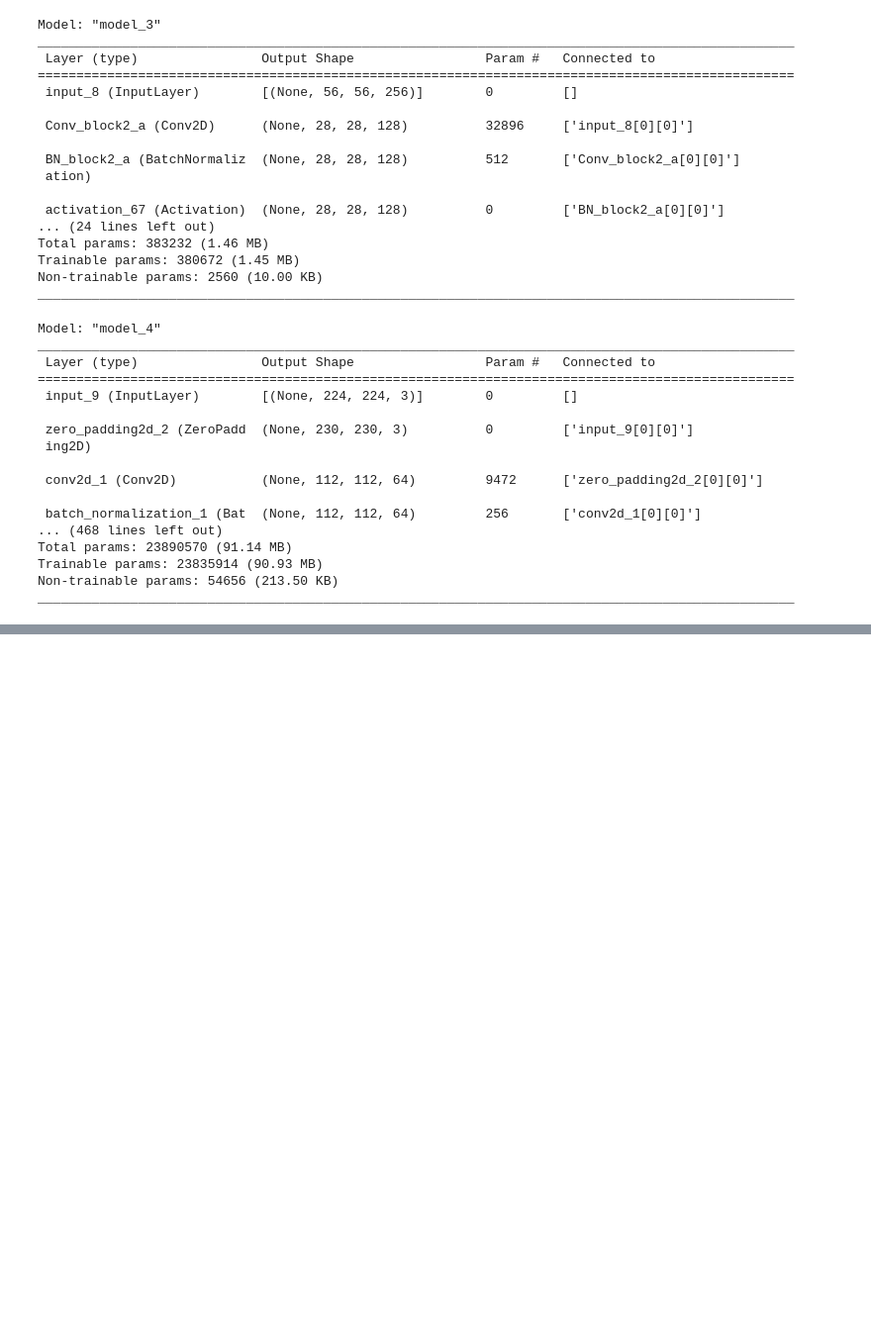
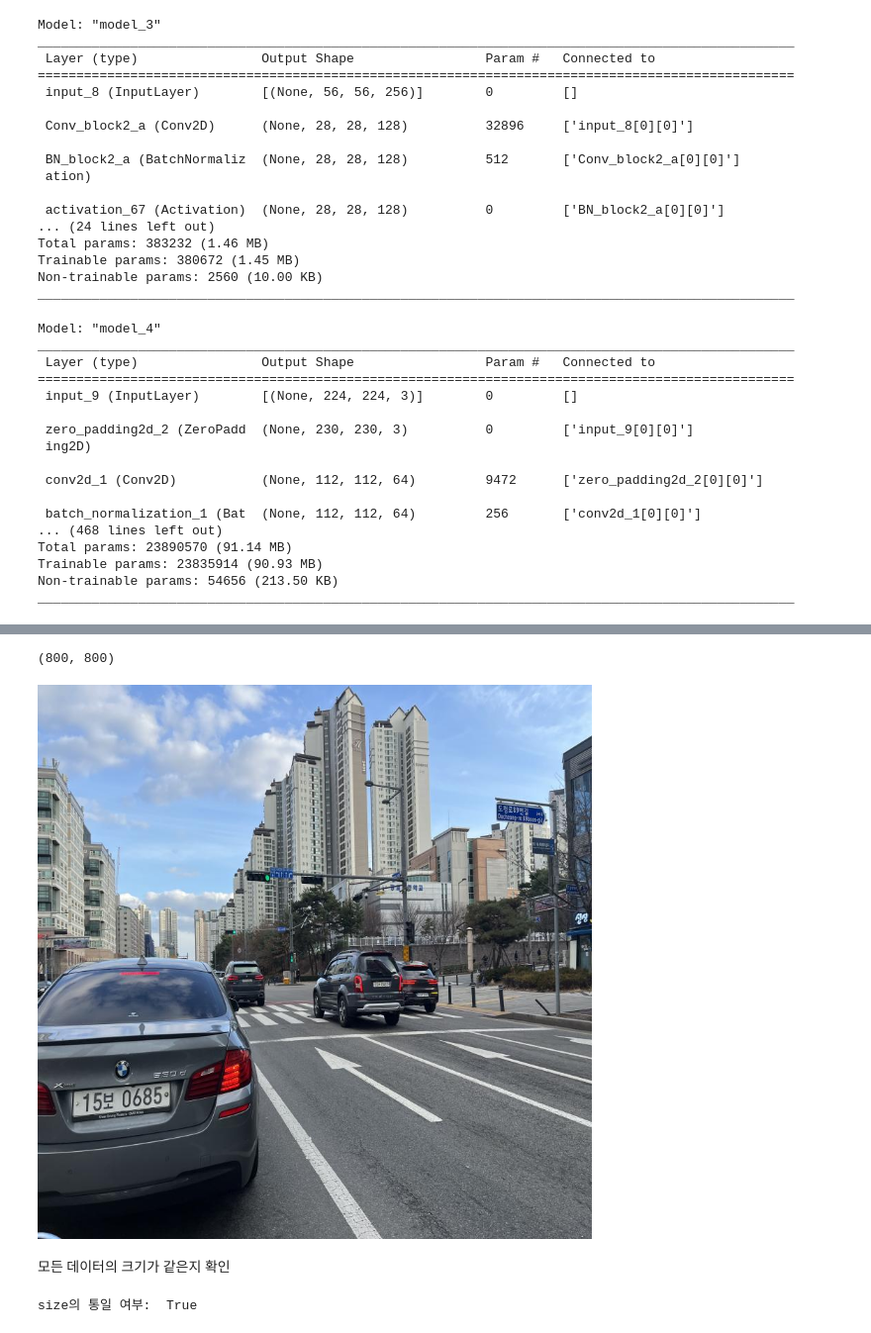
Before and after one commit to jkworldchampion/traffic_light_detector, a Jupyter notebook: resnet_50.ipynb, the cells around one changed output, grey strips where cells are left out. Shown at 99% size. Saved outputs shown, nothing was run; the diff lists cells and outputs as text; code cells hidden in the pictures; blank space fills up the shorter version.

```diff
--- a/resnet_50.ipynb
+++ b/resnet_50.ipynb
@@ -165,0 +204,18 @@ ________________________________________________________________________________
+# %%
+print(PIL.Image.open(str(sample[0])).size)
+PIL.Image.open(str(sample[3]))
+# %% [output]
+(800, 800)
+[figure, added]
+# %% [markdown]
+모든 데이터의 크기가 같은지 확인
+# %%
+is_size_same = True
+for now_image in sample:
+    if PIL.Image.open(str(now_image)).size != (800, 800):
+        is_size_same = False
+        break
+
+print("size의 통일 여부: " ,is_size_same)
+# %% [output]
+size의 통일 여부:  True
```
Also changed, not shown: parts of 9 cells of this notebook.
